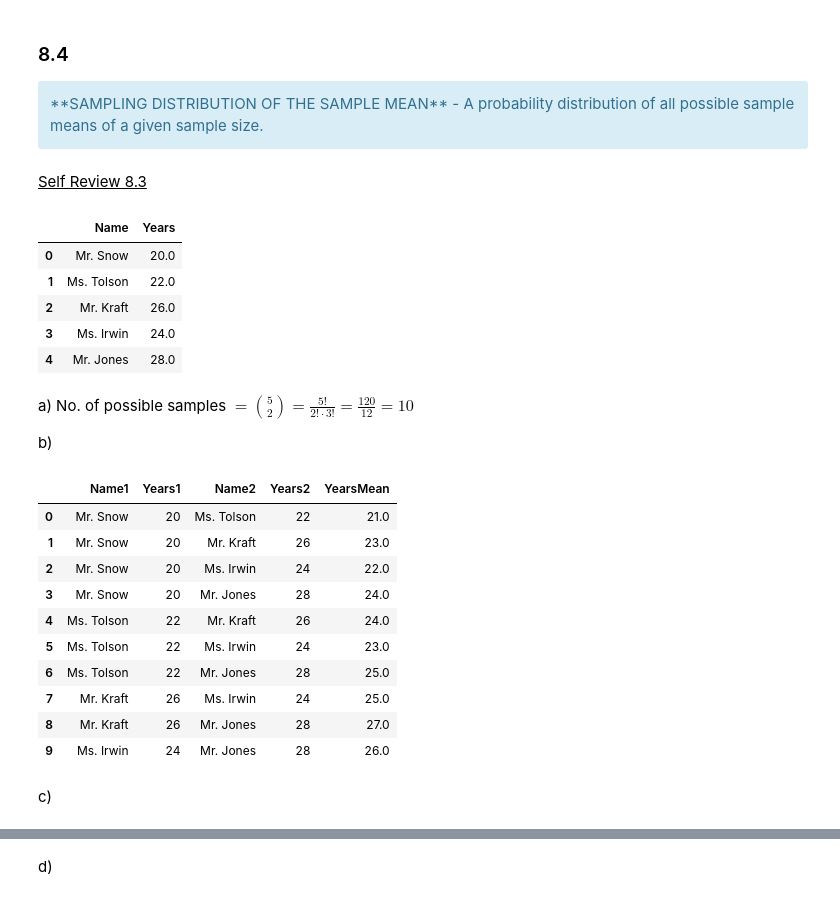
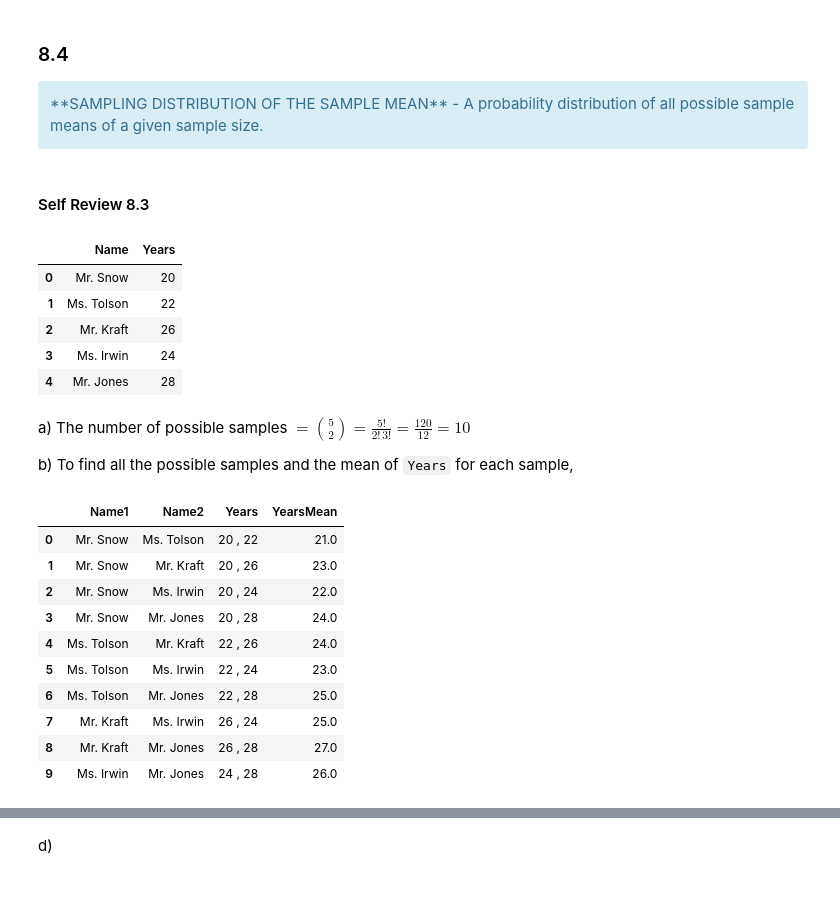
Before and after one commit to bryanblackbee/ds-learning-journey, a Jupyter notebook: jupyter_notebook/topics/statistical-techniques-business-economics/chap-8-notes.ipynb, the cells around one changed output, grey strips where cells are left out. Cells and saved outputs as stored; diff of their text form; code cells hidden in the pictures.

```diff
--- a/jupyter_notebook/topics/statistical-techniques-business-economics/chap-8-notes.ipynb
+++ b/jupyter_notebook/topics/statistical-techniques-business-economics/chap-8-notes.ipynb
@@ -68,41 +97,42 @@ print(l)
 **SAMPLING DISTRIBUTION OF THE SAMPLE MEAN** - A probability distribution of all possible sample means of a given sample size.
 </div>
 # %% [markdown]
-<u>Self Review 8.3</u>
+#### Self Review 8.3
 # %%
-x = ([('Mr. Snow', 20), ('Ms. Tolson', 22),
-       ('Mr. Kraft', 26), ('Ms. Irwin', 24),
-       ('Mr. Jones', 28)])
+x = ([('Mr. Snow', 20), ('Ms. Tolson', 22), ('Mr. Kraft', 26),
+      ('Ms. Irwin', 24), ('Mr. Jones', 28)])
 x_df = pd.DataFrame(x, columns=['Name', 'Years'])
-x_df['Years'] = x_df['Years'].astype(float)
+x_df['Years'] = x_df['Years'].astype(int)
 display(x_df)
 # %% [output]
 |  | Name | Years |
-| 0 | Mr. Snow | 20.0 |
-| 1 | Ms. Tolson | 22.0 |
-| 2 | Mr. Kraft | 26.0 |
-| 3 | Ms. Irwin | 24.0 |
-| 4 | Mr. Jones | 28.0 |
+| 0 | Mr. Snow | 20 |
+| 1 | Ms. Tolson | 22 |
+| 2 | Mr. Kraft | 26 |
+| 3 | Ms. Irwin | 24 |
+| 4 | Mr. Jones | 28 |
 # %% [markdown]
-a) No. of possible samples $={5\choose 2} = \frac{5!}{2! \cdot 3!} =  \frac{120} {12} = 10$
+a) The number of possible samples $={5\choose 2} = \frac{5!}{2!\,3!} =  \frac{120} {12} = 10$
 
-b)
+b) To find all the possible samples and the mean of `Years` for each sample,
 # %%
+# Find all samples of size 2
 d_values = [k[0] + k[1] for k in itertools.combinations(x,2)]
-s_df = pd.DataFrame(d_values, columns = ['Name1', 'Years1', 'Name2', 'Years2'])
+# Create a new df with each sample and calculate its mean
+s_df = pd.DataFrame(d_values,
+                    columns = ['Name1', 'Years1', 'Name2', 'Years2'])
+s_df['Years'] = s_df['Years1'].astype(str) + ' , ' + s_df['Years2'].astype(str)
 s_df['YearsMean'] = s_df[['Years1', 'Years2']].mean(axis=1)
-display(s_df)
+display(s_df[['Name1', 'Name2', 'Years', 'YearsMean']])
 # %% [output]
-|  | Name1 | Years1 | Name2 | Years2 | YearsMean |
-| 0 | Mr. Snow | 20 | Ms. Tolson | 22 | 21.0 |
-| 1 | Mr. Snow | 20 | Mr. Kraft | 26 | 23.0 |
-| 2 | Mr. Snow | 20 | Ms. Irwin | 24 | 22.0 |
-| 3 | Mr. Snow | 20 | Mr. Jones | 28 | 24.0 |
-| 4 | Ms. Tolson | 22 | Mr. Kraft | 26 | 24.0 |
-| 5 | Ms. Tolson | 22 | Ms. Irwin | 24 | 23.0 |
-| 6 | Ms. Tolson | 22 | Mr. Jones | 28 | 25.0 |
-| 7 | Mr. Kraft | 26 | Ms. Irwin | 24 | 25.0 |
-| 8 | Mr. Kraft | 26 | Mr. Jones | 28 | 27.0 |
-| 9 | Ms. Irwin | 24 | Mr. Jones | 28 | 26.0 |
+|  | Name1 | Name2 | Years | YearsMean |
+| 0 | Mr. Snow | Ms. Tolson | 20 , 22 | 21.0 |
+| 1 | Mr. Snow | Mr. Kraft | 20 , 26 | 23.0 |
+| 2 | Mr. Snow | Ms. Irwin | 20 , 24 | 22.0 |
+| 3 | Mr. Snow | Mr. Jones | 20 , 28 | 24.0 |
+| 4 | Ms. Tolson | Mr. Kraft | 22 , 26 | 24.0 |
+| 5 | Ms. Tolson | Ms. Irwin | 22 , 24 | 23.0 |
+| 6 | Ms. Tolson | Mr. Jones | 22 , 28 | 25.0 |
+| 7 | Mr. Kraft | Ms. Irwin | 26 , 24 | 25.0 |
+| 8 | Mr. Kraft | Mr. Jones | 26 , 28 | 27.0 |
+| 9 | Ms. Irwin | Mr. Jones | 24 , 28 | 26.0 |
-# %% [markdown]
-c)
```
Also changed, not shown: parts of 30 cells of this notebook, 1 other file.
